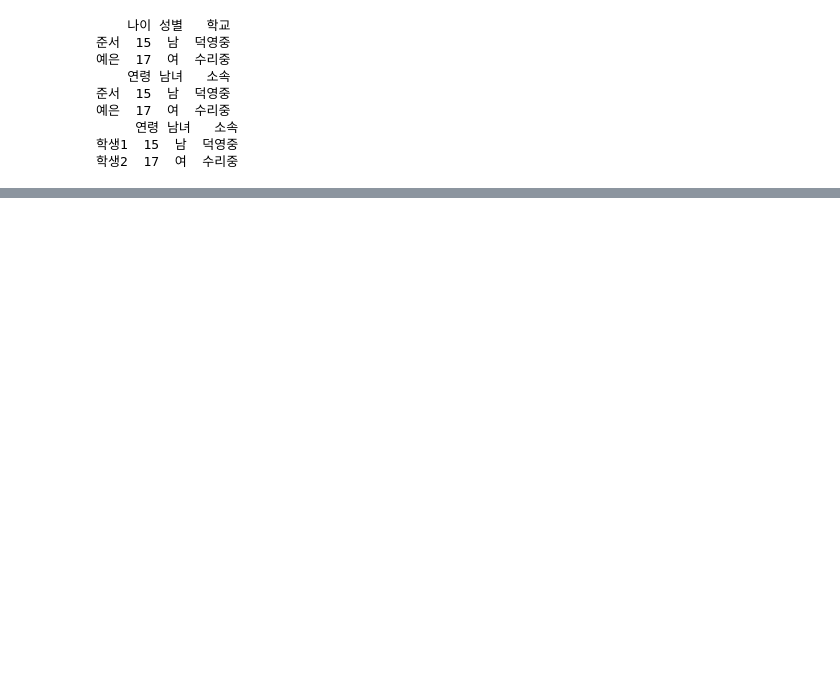
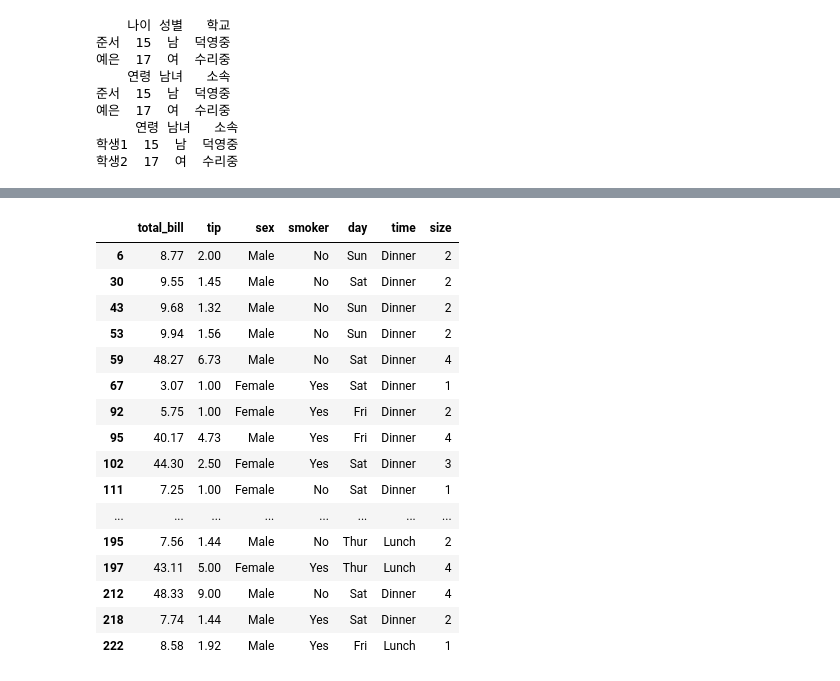
Before and after one commit to SKN35shimsungwook/data_collection_worksapce, a Jupyter notebook: data08_pandas기본.ipynb, the cells around one changed output, grey strips where cells are left out. Drawn from its saved outputs; the diff is of its cells as text; code cells hidden in the pictures; blank space fills up the shorter version.

```diff
--- a/data08_pandas기본.ipynb
+++ b/data08_pandas기본.ipynb
@@ -247,0 +687,21 @@ print(df)
+# %%
+# OR(|): 총 지불 금액(total_bill)이 40.0 이상이거나 10.0 이하인 데이터
+df[(df['total_bill'] >= 40.0) | (df['total_bill'] <= 10.0)]
+# %% [output]
+|  | total_bill | tip | sex | smoker | day | time | size |
+| 6 | 8.77 | 2.00 | Male | No | Sun | Dinner | 2 |
+| 30 | 9.55 | 1.45 | Male | No | Sat | Dinner | 2 |
+| 43 | 9.68 | 1.32 | Male | No | Sun | Dinner | 2 |
+| 53 | 9.94 | 1.56 | Male | No | Sun | Dinner | 2 |
+| 59 | 48.27 | 6.73 | Male | No | Sat | Dinner | 4 |
+| 67 | 3.07 | 1.00 | Female | Yes | Sat | Dinner | 1 |
+| 92 | 5.75 | 1.00 | Female | Yes | Fri | Dinner | 2 |
+| 95 | 40.17 | 4.73 | Male | Yes | Fri | Dinner | 4 |
+| 102 | 44.30 | 2.50 | Female | Yes | Sat | Dinner | 3 |
+| 111 | 7.25 | 1.00 | Female | No | Sat | Dinner | 1 |
+| ... | ... | ... | ... | ... | ... | ... | ... |
+| 195 | 7.56 | 1.44 | Male | No | Thur | Lunch | 2 |
+| 197 | 43.11 | 5.00 | Female | Yes | Thur | Lunch | 4 |
+| 212 | 48.33 | 9.00 | Male | No | Sat | Dinner | 4 |
+| 218 | 7.74 | 1.44 | Male | Yes | Sat | Dinner | 2 |
+| 222 | 8.58 | 1.92 | Male | Yes | Fri | Lunch | 1 |
```
Also changed, not shown: parts of 69 cells of this notebook, 6 other files.
